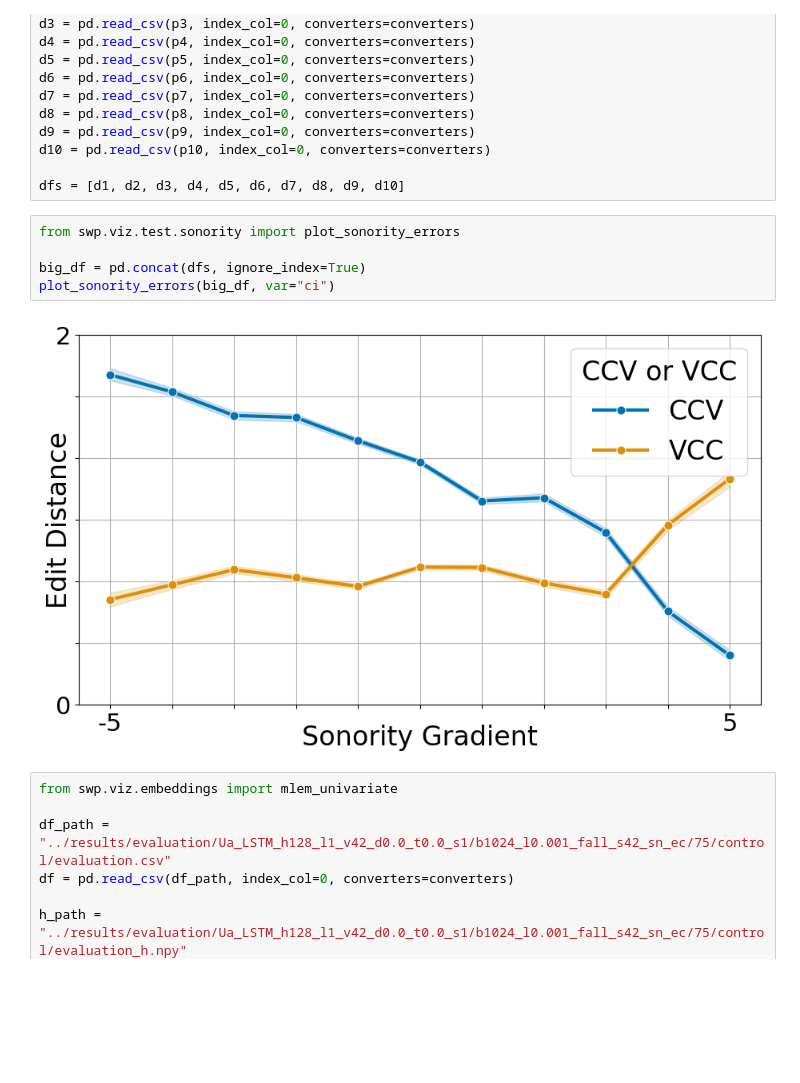
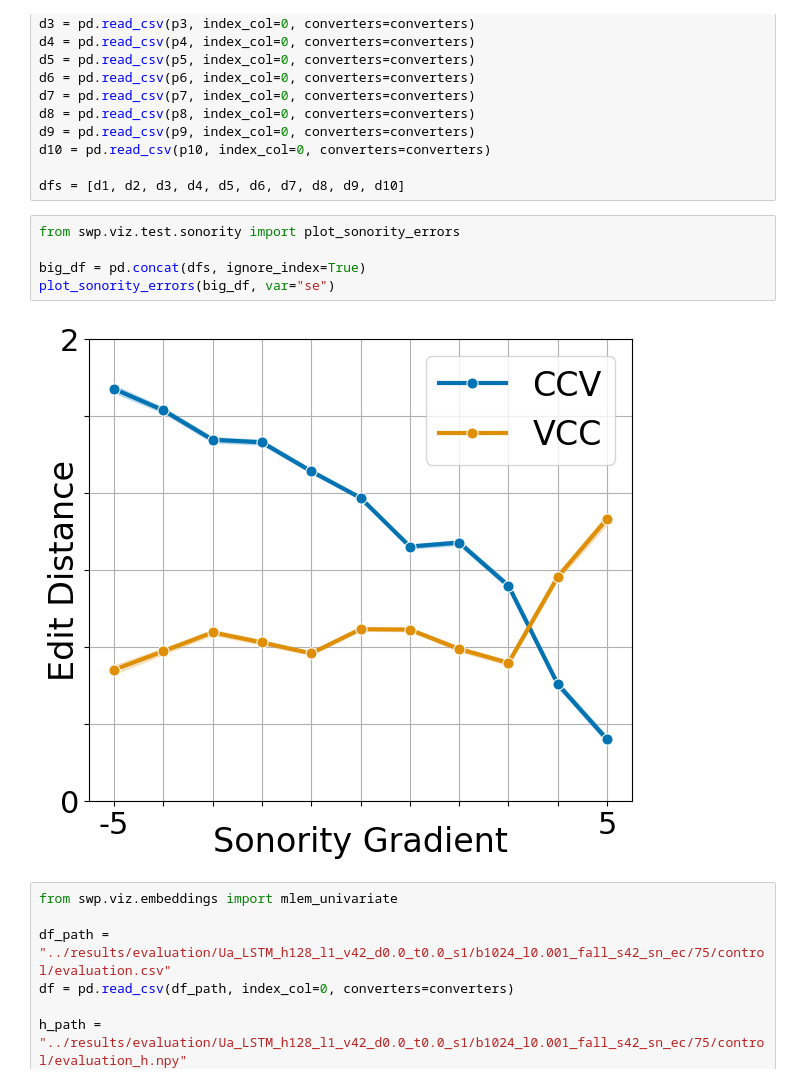
Before and after one commit to danieldager/swp-model, a Jupyter notebook: notebooks/plots.ipynb, the cells around one changed output. Drawn from its saved outputs; the diff is of its cells as text; blank space fills up the shorter version.

```diff
--- a/notebooks/plots.ipynb
+++ b/notebooks/plots.ipynb
@@ -162,10 +301,10 @@ dfs = [d1, d2, d3, d4, d5, d6, d7, d8, d9, d10]
 # %%
 from swp.viz.test.sonority import plot_sonority_errors
 
 big_df = pd.concat(dfs, ignore_index=True)
-plot_sonority_errors(big_df, var="ci")
+plot_sonority_errors(big_df, var="se")
 # %% [output]
-[figure, old version]
+[figure, new version]
 # %%
 from swp.viz.embeddings import mlem_univariate
 
```
Also changed, not shown: parts of 8 cells of this notebook, 34 other files.
